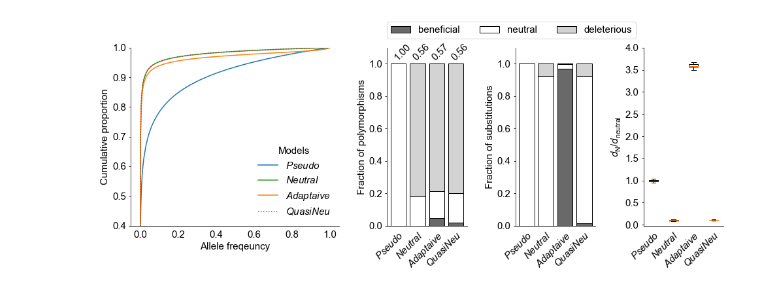
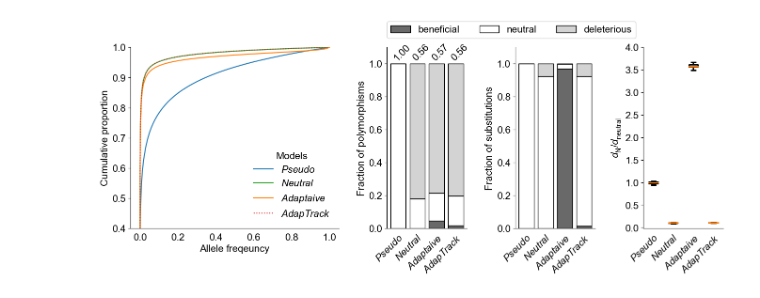
Before and after one commit to song88180/Adaptive_Tracking_with_Antagonsitic_Pleiotropy, a Jupyter notebook: Fig2_SLiM_summary.ipynb, the cells around one changed output. Cells and saved outputs as stored; diff of their text form; code cells hidden in the pictures.

```diff
--- a/Fig2_SLiM_summary.ipynb
+++ b/Fig2_SLiM_summary.ipynb
@@ -90,3 +22,0 @@ quasi_AP0.5
-# %%
-with open('Allele_spectrum_v3.pkl','rb') as file:
-    spectrum_final_dict = pkl.load(file)
@@ -235,8 +22,0 @@ for meanORinst in ['inst','effective']:
-# %%
-plt_df = pd.DataFrame()
-plt_df['Type'] = summary_df['Type']
-for meanORinst in ['inst','effective']:
-    for Type in ['P','S']:
-        for mut_type in ['beneficial','neutral','deleterious']:
-            plt_df[f'{mut_type}_{meanORinst}_{Type}'] = \
-                tmp_df.loc[:,[f'{mut_type}_{meanORinst}_{Type}_{rep}' for rep in range(1,31)]].mean(axis=1)
@@ -267,7 +43,16 @@ color_list2 = ['dimgrey','white','lightgrey']
 mut_type_list = ['Beneficial','Neutral','Deleterious']
 flierprops = dict(marker='.', markerfacecolor='black', markersize=2,
                   linestyle='none')
+# %%
+with open('./data/Allele_spectrum_v3.pkl','rb') as file:
+    spectrum_final_dict = pkl.load(file)
+
+summary_df = pd.read_csv('./data/SLiM_summary_raw.csv')
+
+plt_df = pd.read_csv('./data/Simulation_summary.csv')
 # %%
+# Figure 2 a-d
+
 line_type_dict = {
     'Pseudo':'-',
     'Neutral':'-',
@@ -279,76 +64,76 @@ color_list = ['C0','C2','C1','C3']
 fig = plt.figure(constrained_layout=False, facecolor='w',figsize=[18,5])
 gs = fig.add_gridspec(nrows=1, ncols=5, left=0.05, right=0.75,
                       hspace=0.1, wspace=0.6,)
-ax2 = fig.add_subplot(gs[0, 0:2],)
-ax3 = fig.add_subplot(gs[0, 2])
-ax4= fig.add_subplot(gs[0, 3])
-ax5= fig.add_subplot(gs[0, 4])
+ax1 = fig.add_subplot(gs[0, 0:2],)
+ax2 = fig.add_subplot(gs[0, 2])
+ax3= fig.add_subplot(gs[0, 3])
+ax4= fig.add_subplot(gs[0, 4])
 mut_type_list = ['beneficial','neutral','deleterious']
-type_list = ['$\it{Pseudo}$','$\it{Neutral}$','$\it{Adaptaive}$','$\it{QuasiNeu}$']
+type_list = ['$\it{Pseudo}$','$\it{Neutral}$','$\it{Adaptaive}$','$\it{AdapTrack}$']
 
 x_list = np.concatenate((np.linspace(0,0.02,21), np.linspace(0.03,1,98)))
 for k,version in enumerate(['Pseudo','Neutral','Adaptive','quasi_pop10000']):
-    ax2.plot(x_list,[0]+spectrum_final_dict[version][0:].tolist(),
+    ax1.plot(x_list,[0]+spectrum_final_dict[version][0:].tolist(),
              ls=line_type_dict[version],label=type_list[k],color=color_list[k])
-ax2.legend(title='Models',framealpha=0)
-ax2.set_xlabel('Allele freqeuncy',fontsize=15)
-ax2.set_ylabel('Cumulative proportion',fontsize=15)
-ax2.set_ylim(0.4,1)
+ax1.legend(title='Models',framealpha=0)
+ax1.set_xlabel('Allele freqeuncy',fontsize=15)
+ax1.set_ylabel('Cumulative proportion',fontsize=15)
+ax1.set_ylim(0.4,1)
 
 for idx,i in enumerate([0,1,2,18]):
     for j,mut_type in enumerate(mut_type_list):
         meanORinst = 'inst'
-        ax3.bar(
+        ax2.bar(
             idx, plt_df.loc[i,f'{mut_type}_{meanORinst}_P'],
             bottom=plt_df.loc[i,[f'{mut_type_list[jj]}_{meanORinst}_P' for jj in range(j)]].sum(),
             color=color_list2[j], label= mut_type_list[j] if idx == 0 else None
         )
         meanORinst = 'effective'
-        ax4.bar(
+        ax3.bar(
             idx, plt_df.loc[i,f'{mut_type}_{meanORinst}_S'],
             bottom=plt_df.loc[i,[f'{mut_type_list[jj]}_{meanORinst}_S' for jj in range(j)]].sum(),
             color=color_list2[j]
         )
 
     meanORinst = 'inst'
     ratio_P = summary_df.loc[i,[f'{mut_type}_{meanORinst}_P' for mut_type in mut_type_list]].sum()/ \
             summary_df.loc[0,[f'{mut_type}_{meanORinst}_P' for mut_type in mut_type_list]].sum()
-    ax3.text(
+    ax2.text(
         x=idx+0.2,y=1.02,ha='center',
         s=f'{ratio_P:.2f}',rotation=45
     )
 
 
+ax2.set_xticks([0,1,2,3])
+ax2.set_xticklabels(
+    type_list, rotation = 45,
+    ha='right', rotation_mode='anchor')
+ax2.set_ylabel('Fraction of polymorphisms')
+ax2.legend(loc=[0,1.05], ncol=3)
+ax2.set_ylim(0,1.1)
+
 ax3.set_xticks([0,1,2,3])
 ax3.set_xticklabels(
     type_list, rotation = 45,
     ha='right', rotation_mode='anchor')
-ax3.set_ylabel('Fraction of polymorphisms')
-ax3.legend(loc=[0,1.05], ncol=3)
+ax3.set_ylabel('Fraction of substitutions')
 ax3.set_ylim(0,1.1)
 
-ax4.set_xticks([0,1,2,3])
+for rep in range(1,31):
+    ax4.boxplot(
+        plt_df.loc[[0,1,2,18],[f'dNdneutral_{rep}' for rep in range(1,31)]].to_numpy().T,
+        flierprops = flierprops
+    )
+ax4.set_xticks([1,2,3,4])
+ax4.set_ylim(-0.02,4)
+ax4.set_xlim(0.5,4.5)
 ax4.set_xticklabels(
     type_list, rotation = 45,
     ha='right', rotation_mode='anchor')
-ax4.set_ylabel('Fraction of substitutions')
-ax4.set_ylim(0,1.1)
-
-for rep in range(1,31):
-    ax5.boxplot(
-        plt_df.loc[[0,1,2,18],[f'dNdneutral_{rep}' for rep in range(1,31)]].to_numpy().T,
-        flierprops = flierprops
-    )
-ax5.set_xticks([1,2,3,4])
-ax5.set_ylim(-0.02,4)
-ax5.set_xlim(0.5,4.5)
-ax5.set_xticklabels(
-    type_list, rotation = 45,
-    ha='right', rotation_mode='anchor')
-ax5.set_ylabel('$\mathit{d}_{N}/\mathit{d}_{neutral}$')
+ax4.set_ylabel('$\mathit{d}_{N}/\mathit{d}_{neutral}$')
 
 plt.tight_layout()
-plt.savefig(f'./Figures/Fig2_1.pdf',bbox_inches='tight')
+#plt.savefig(f'./Figures/Fig2_1.pdf',bbox_inches='tight')
 # %% [output]
-[figure, old version]
+[figure, new version]
 # %%
```
Also changed, not shown: parts of 26 cells of this notebook, 30 other files.
